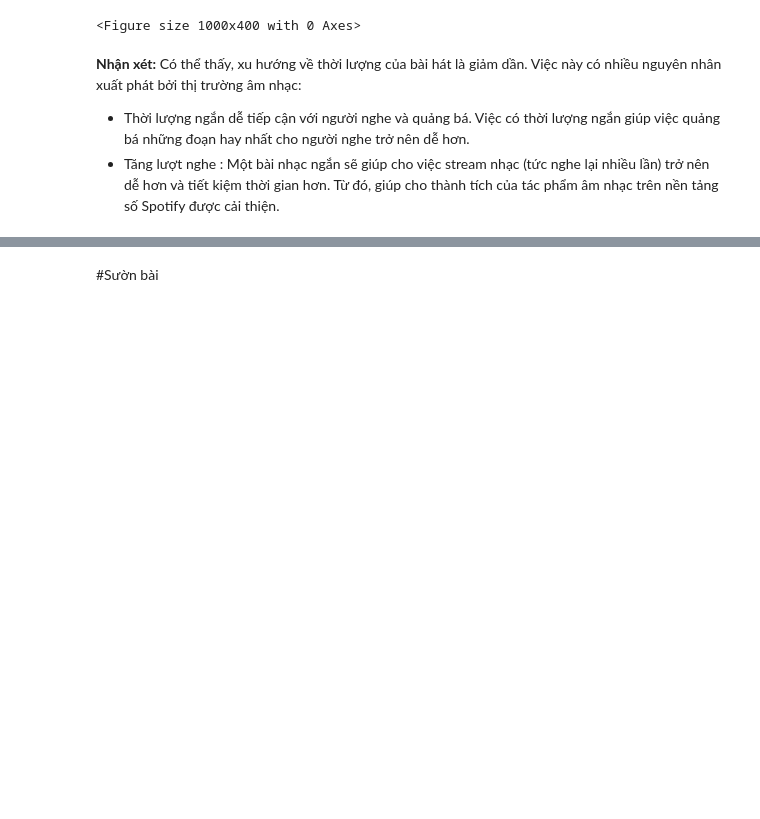
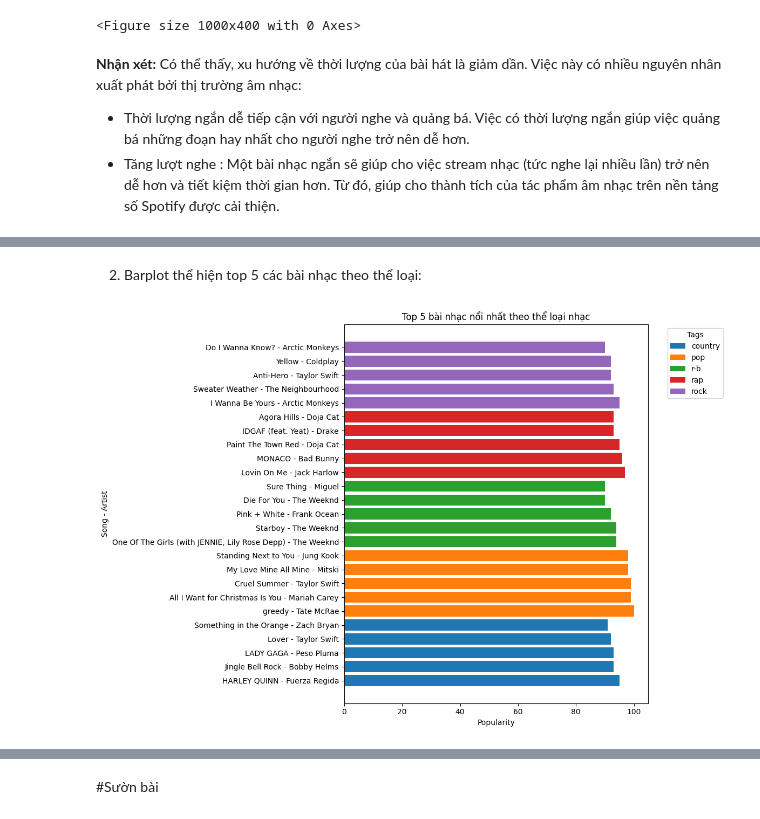
Before and after one commit to tabaochoke/Spotify_data_analysis_and_chatbot_recommender, a Jupyter notebook: 3_Data_Exploring.ipynb, the cells around one changed output, grey strips where cells are left out. Saved outputs shown, nothing was run; the diff lists cells and outputs as text; code cells hidden in the pictures; blank space fills up the shorter version.

```diff
--- a/3_Data_Exploring.ipynb
+++ b/3_Data_Exploring.ipynb
@@ -298,0 +277,3 @@ plt.show()
+# %%
+top_songs_by_tags = df.groupby('tags')['song_name', 'popularity', 'artist_name'].apply(lambda x: x.nlargest(5, 'popularity'))
+top_songs_by_tags
@@ -298,0 +299,15 @@ plt.show()
+# %% [markdown]
+2) Barplot thể hiện top 5 các bài nhạc theo thể loại:
+# %%
+plt.figure(figsize=(12, 8))
+for tag, group in top_songs_by_tags.groupby('tags'):
+    plt.barh([f"{song} - {artist}" for song, artist in zip(group['song_name'], group['artist_name'])], group['popularity'], label=tag)
+
+plt.xlabel('Popularity')
+plt.ylabel('Song - Artist')
+plt.title('Top 5 bài nhạc nổi nhất theo thể loại nhạc')
+plt.legend(title='Tags', bbox_to_anchor=(1.05, 1), loc='upper left')
+plt.tight_layout()
+plt.show()
+# %% [output]
+[figure, added]
```
Also changed, not shown: parts of 20 cells of this notebook.
